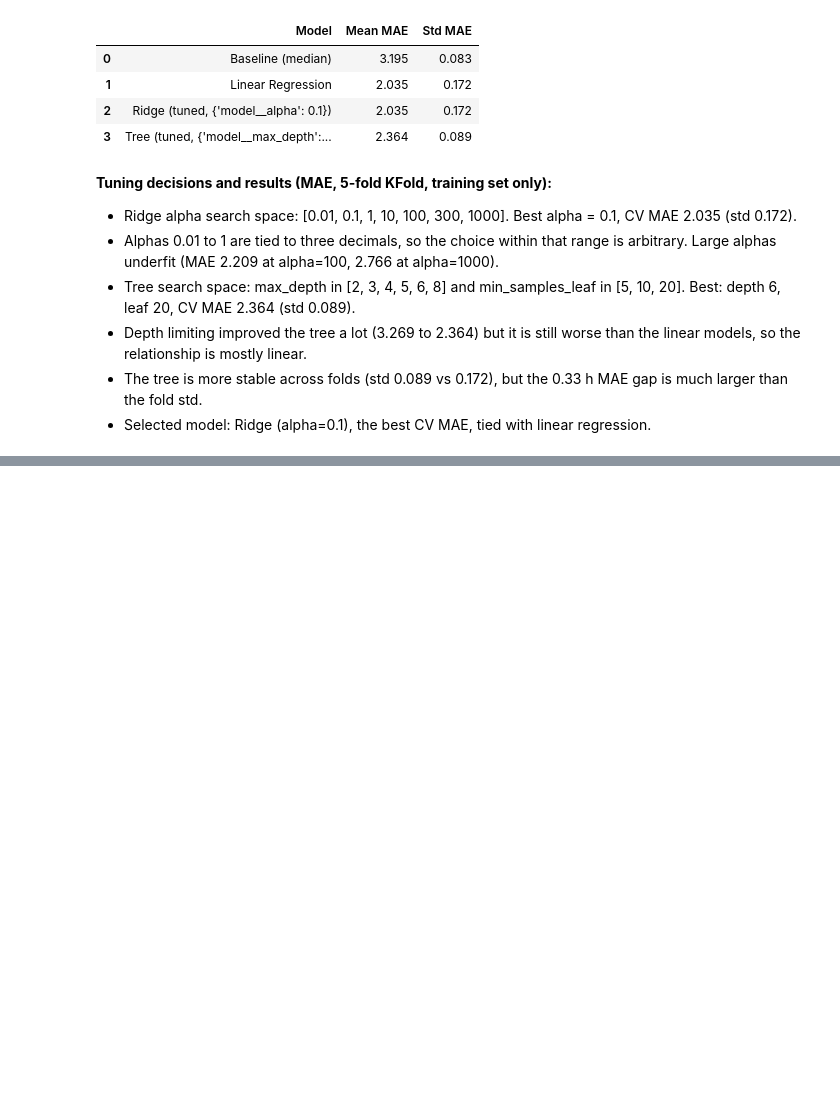
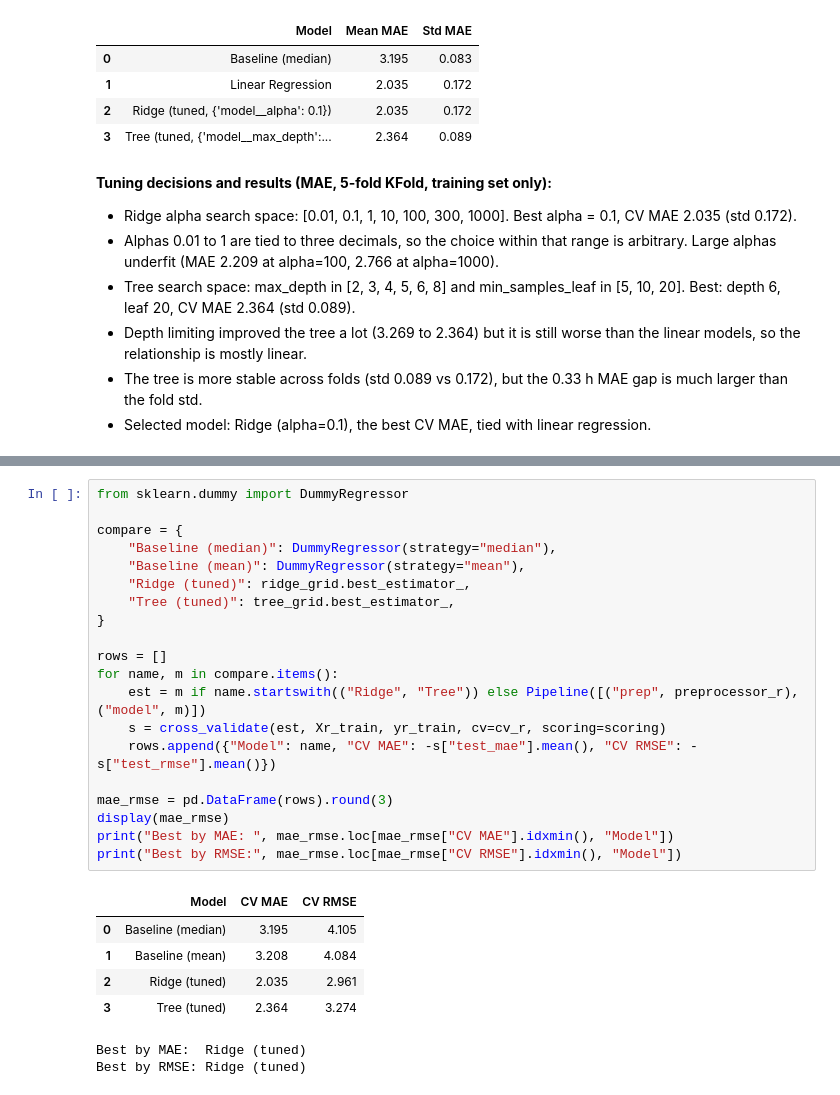
Before and after one commit to Ruhama-Beshada/Ticket-escalation-and-resolution-time-ml, a Jupyter notebook: ticket_analysis.ipynb, the cells around one changed output, grey strips where cells are left out. Cells and saved outputs as stored; diff of their text form; blank space fills up the shorter version.

```diff
--- a/ticket_analysis.ipynb
+++ b/ticket_analysis.ipynb
@@ -511,0 +571,28 @@ summary
+# %%
+from sklearn.dummy import DummyRegressor
+
+compare = {
+    "Baseline (median)": DummyRegressor(strategy="median"),
+    "Baseline (mean)": DummyRegressor(strategy="mean"),
+    "Ridge (tuned)": ridge_grid.best_estimator_,
+    "Tree (tuned)": tree_grid.best_estimator_,
+}
+
+rows = []
+for name, m in compare.items():
+    est = m if name.startswith(("Ridge", "Tree")) else Pipeline([("prep", preprocessor_r), ("model", m)])
+    s = cross_validate(est, Xr_train, yr_train, cv=cv_r, scoring=scoring)
+    rows.append({"Model": name, "CV MAE": -s["test_mae"].mean(), "CV RMSE": -s["test_rmse"].mean()})
+
+mae_rmse = pd.DataFrame(rows).round(3)
+display(mae_rmse)
+print("Best by MAE: ", mae_rmse.loc[mae_rmse["CV MAE"].idxmin(), "Model"])
+print("Best by RMSE:", mae_rmse.loc[mae_rmse["CV RMSE"].idxmin(), "Model"])
+# %% [output]
+|  | Model | CV MAE | CV RMSE |
+| 0 | Baseline (median) | 3.195 | 4.105 |
+| 1 | Baseline (mean) | 3.208 | 4.084 |
+| 2 | Ridge (tuned) | 2.035 | 2.961 |
+| 3 | Tree (tuned) | 2.364 | 3.274 |
+Best by MAE:  Ridge (tuned)
+Best by RMSE: Ridge (tuned)
```
Also changed, not shown: parts of 3 cells of this notebook.
